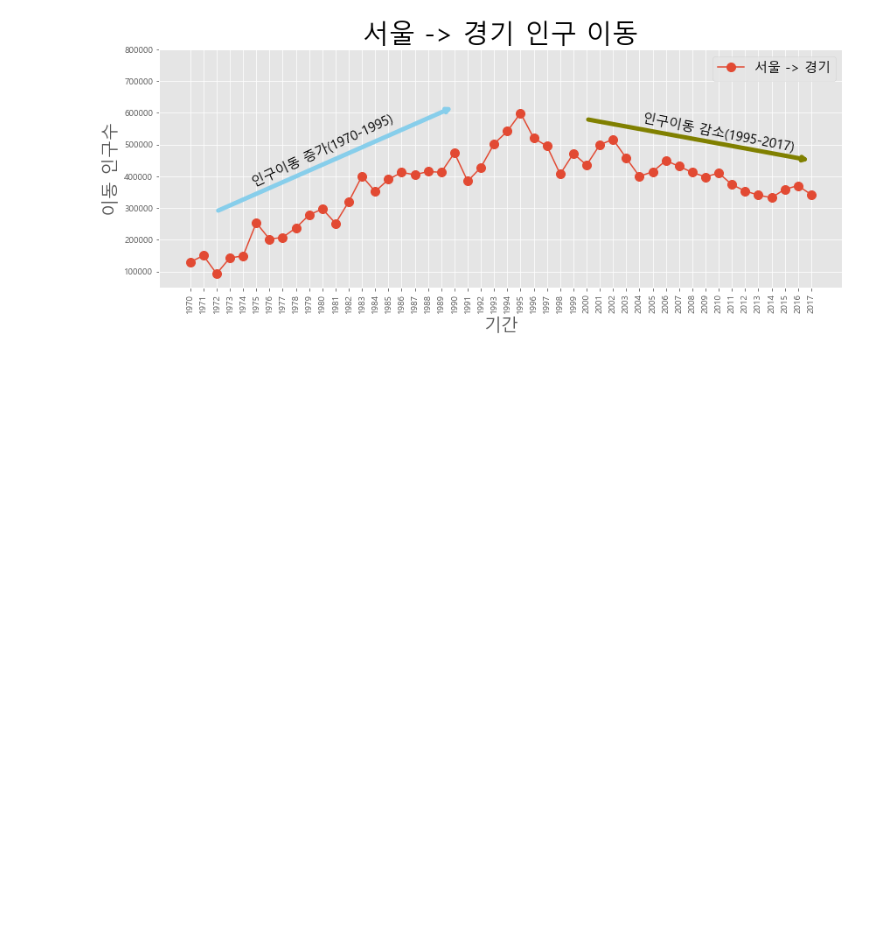
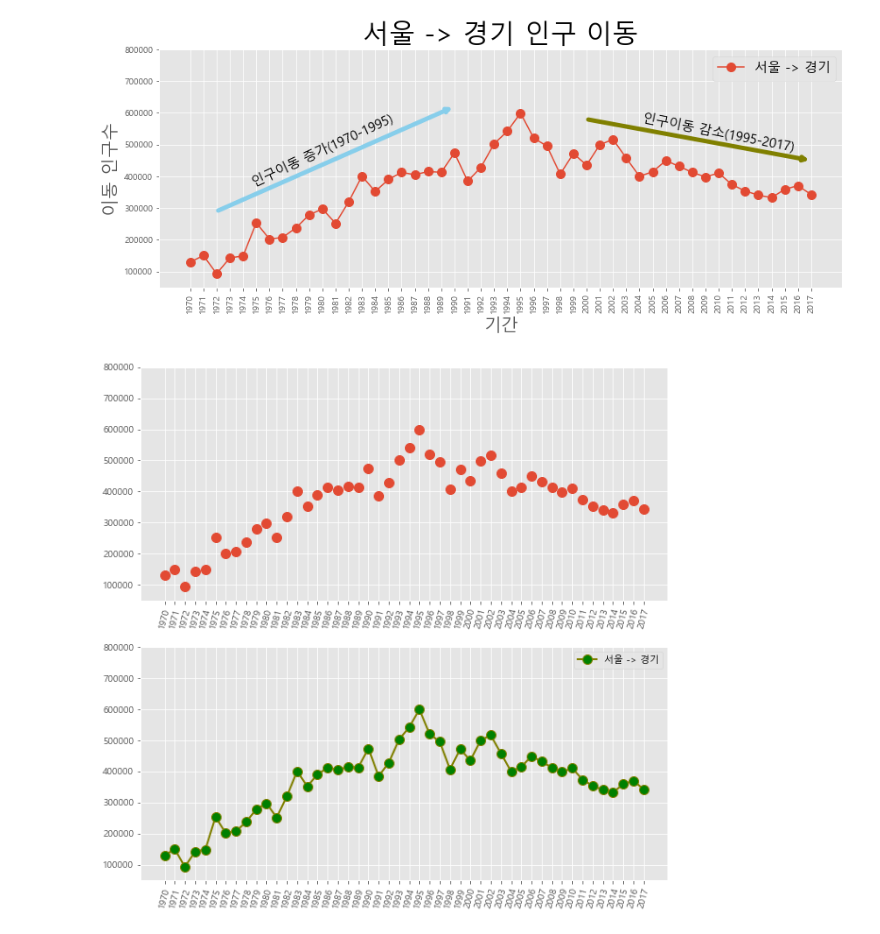
Before and after one commit to dongkyuseo/TIL, a Jupyter notebook: 파이썬머신러닝판다스데이터분석/04_시각화도구.ipynb, the cells around one changed output. Cells and saved outputs as stored; diff of their text form; code cells hidden in the pictures; blank space fills up the shorter version.

```diff
--- a/파이썬머신러닝판다스데이터분석/04_시각화도구.ipynb
+++ b/파이썬머신러닝판다스데이터분석/04_시각화도구.ipynb
@@ -241,3 +241,26 @@ plt.annotate('인구이동 감소(1995-2017)',  #텍스트 입력
 plt.show()  # 변경사항 저장하고 그래프 출력
 # %% [output]
 [figure]
+# %%
+# 그래프 객체 생성 (figure에 2개의 서브 플롯을 생성)
+fig = plt.figure(figsize=(10, 10))
+ax1 = fig.add_subplot(2, 1, 1)
+ax2 = fig.add_subplot(2, 1, 2)
+
+# axe 객체에 plot 함수로 그래프 출력
+ax1.plot(sr_one, 'o', markersize=10)
+ax2.plot(sr_one, marker='o', markerfacecolor='green', markersize=10,
+         color='olive', linewidth=2, label='서울 -> 경기')
+ax2.legend(loc='best')
+
+#y축 범위 지정 (최소값, 최대값)
+ax1.set_ylim(50000, 800000)
+ax2.set_ylim(50000, 800000)
+
+# 축 눈금 라벨 지정 및 75도 회전
+ax1.set_xticklabels(sr_one.index, rotation=75)
+ax2.set_xticklabels(sr_one.index, rotation=75)
+
+plt.show()  # 변경사항 저장하고 그래프 출력
+# %% [output]
+[figure, added]
```
Also changed, not shown: parts of 2 cells of this notebook, 1 other file.
